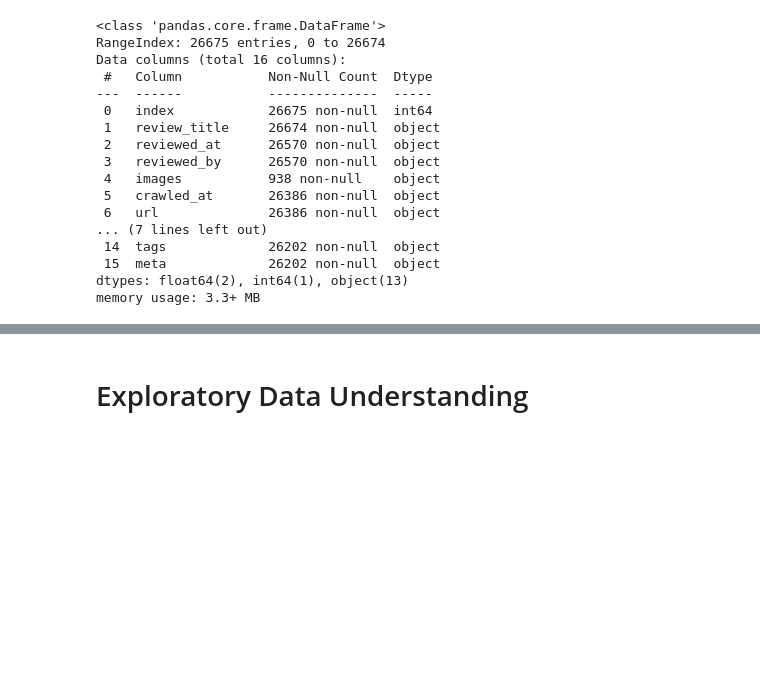
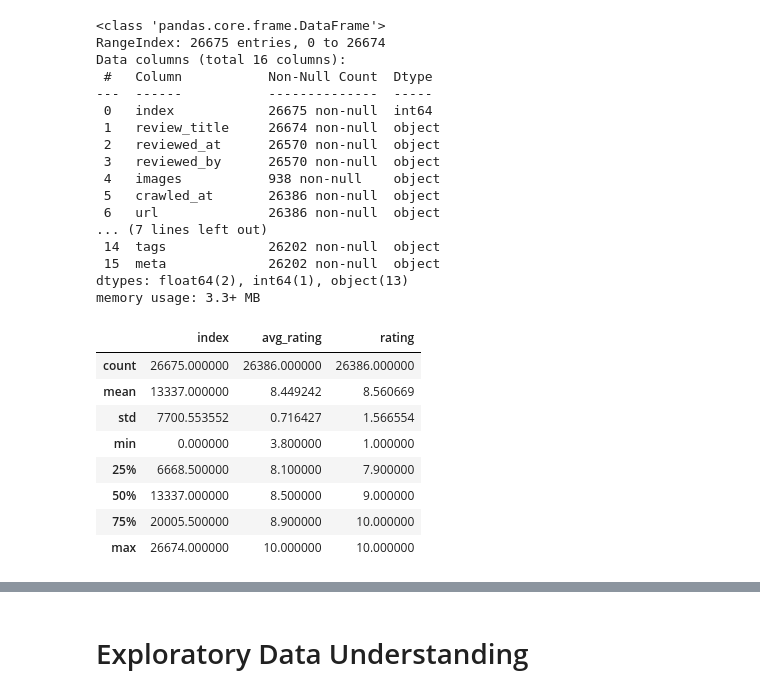
Before and after one commit to KBE25/hotel_sentiment, a Jupyter notebook: notebook.ipynb, the cells around one changed output, grey strips where cells are left out. Cells and saved outputs as stored; diff of their text form; code cells hidden in the pictures; blank space fills up the shorter version.

```diff
--- a/notebook.ipynb
+++ b/notebook.ipynb
@@ -46,3 +50,15 @@ Data columns (total 16 columns):
  15  meta             26202 non-null  object
 dtypes: float64(2), int64(1), object(13)
 memory usage: 3.3+ MB
+# %%
+df.describe()
+# %% [output]
+|  | index | avg_rating | rating |
+| count | 26675.000000 | 26386.000000 | 26386.000000 |
+| mean | 13337.000000 | 8.449242 | 8.560669 |
+| std | 7700.553552 | 0.716427 | 1.566554 |
+| min | 0.000000 | 3.800000 | 1.000000 |
+| 25% | 6668.500000 | 8.100000 | 7.900000 |
+| 50% | 13337.000000 | 8.500000 | 9.000000 |
+| 75% | 20005.500000 | 8.900000 | 10.000000 |
+| max | 26674.000000 | 10.000000 | 10.000000 |
```
Also changed, not shown: parts of 2 cells of this notebook.
